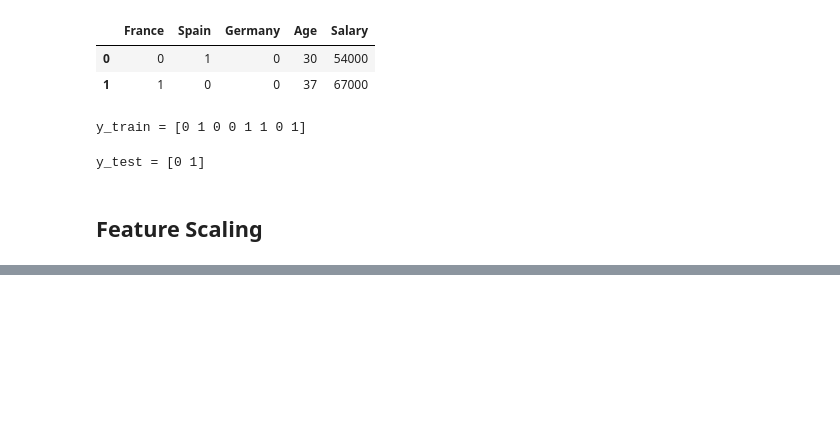
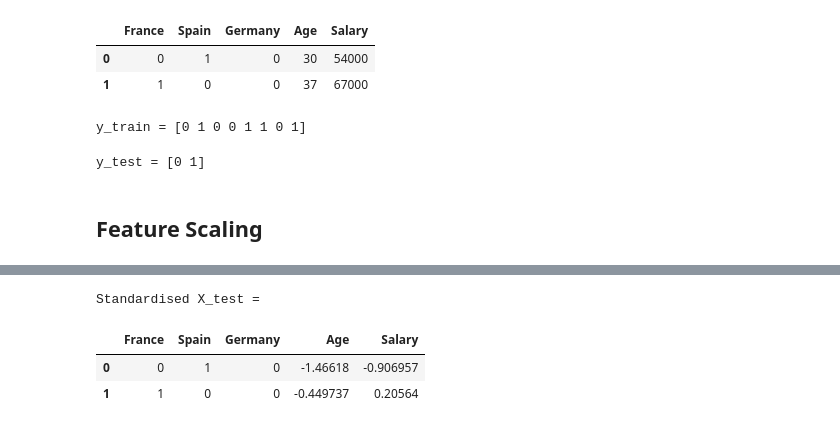
Before and after one commit to Daniel-ASG/Machine-Learning-A-Z-Hands-On-Python-R-In-Data-Science, a Jupyter notebook: data_preprocessing_tools.ipynb, the cells around one changed output, grey strips where cells are left out. Cells and saved outputs as stored; diff of their text form; code cells hidden in the pictures; blank space fills up the shorter version.

```diff
--- a/data_preprocessing_tools.ipynb
+++ b/data_preprocessing_tools.ipynb
@@ -180,0 +195,8 @@ print(X_test)
+# %%
+print('Standardised X_test = ')
+pd.DataFrame(X_test, columns=['France', 'Spain', 'Germany', 'Age', 'Salary'])
+# %% [output]
+Standardised X_test =
+|  | France | Spain | Germany | Age | Salary |
+| 0 | 0 | 1 | 0 | -1.46618 | -0.906957 |
+| 1 | 1 | 0 | 0 | -0.449737 | 0.20564 |
```
Also changed, not shown: parts of 6 cells of this notebook.
